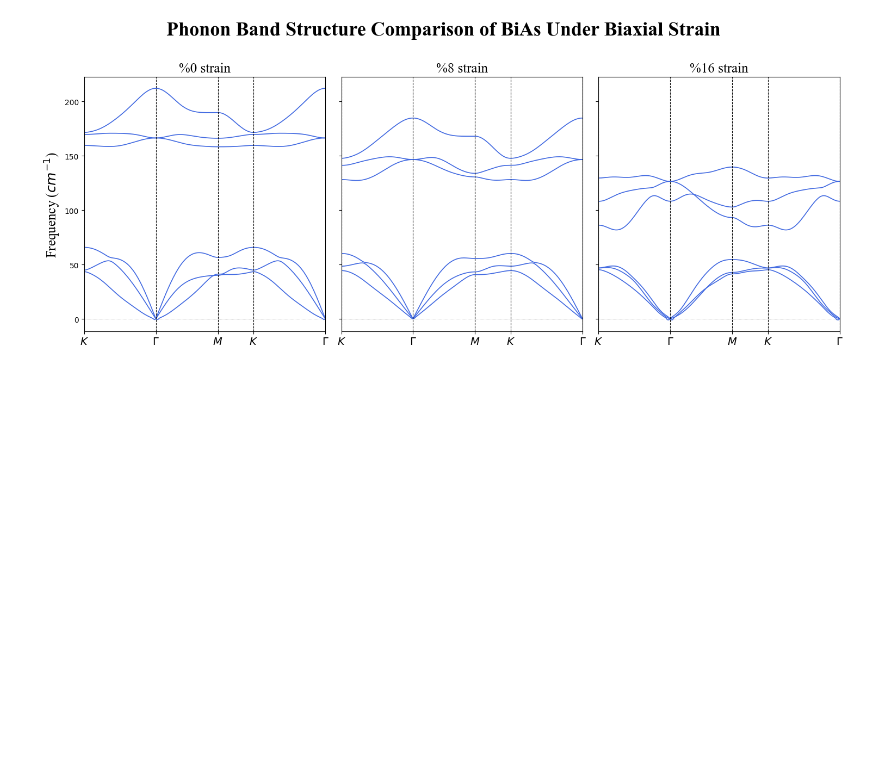
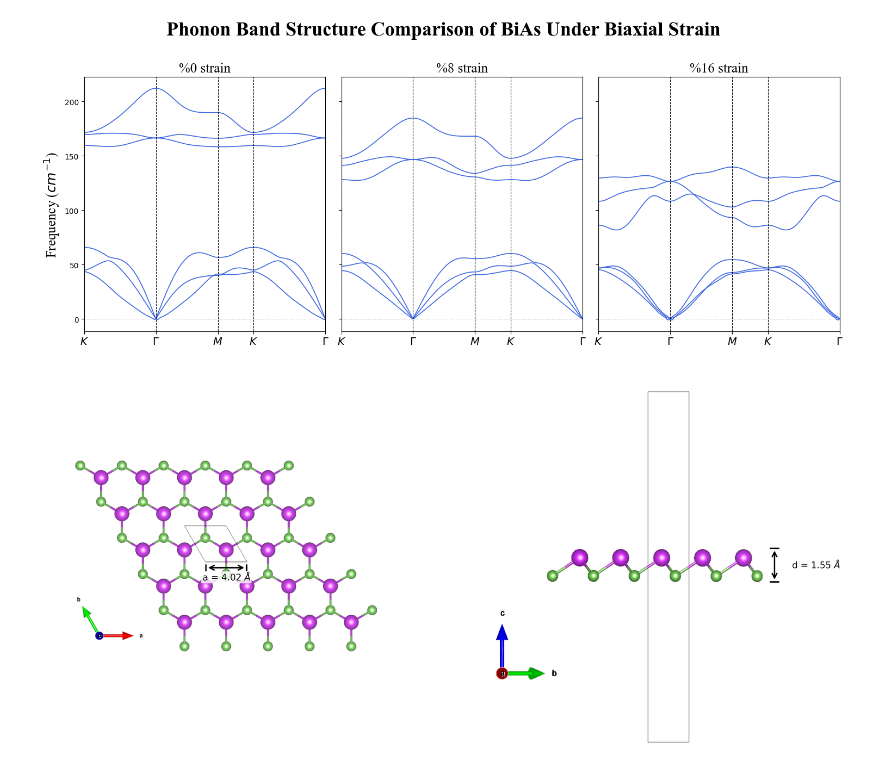
Before and after one commit to Lactuka/Thesis, a Jupyter notebook: test.ipynb, the cells around one changed output. Cells and saved outputs as stored; diff of their text form; code cells hidden in the pictures; blank space fills up the shorter version.

```diff
--- a/test.ipynb
+++ b/test.ipynb
@@ -884,3 +884,97 @@ if __name__ == "__main__":
     plt.show()
 # %% [output]
 [figure]
+# %%
+from PIL import Image
+import matplotlib.pyplot as plt
+import numpy as np
+
+im1 = Image.open("bias-monolayer-poscar.png")
+im2 = Image.open("bias-monolayer-poscar-side.png")
+
+fig, ax = plt.subplots(1, 2, figsize=(10, 5), dpi=400)
+
+ax[0].imshow(im1)
+ax[1].imshow(im2)
+ax[0].axis("off")
+ax[1].axis("off")
+
+
+def draw_arrow(ax, x1, y1, x2, y2, color="black", lw=1.2, ticks=True, tick_len=8):
+    """
+    Draw a double-headed arrow from (x1, y1) to (x2, y2) in pixel coordinates.
+
+    Parameters
+    ----------
+    ax        : matplotlib Axes
+    x1, y1   : start point (pixels)
+    x2, y2   : end point (pixels)
+    color     : arrow color
+    lw        : line width
+    ticks     : whether to draw small perpendicular tick marks at each end
+    tick_len  : half-length of tick marks in pixels
+    """
+    ax.annotate("", xy=(x2, y2), xytext=(x1, y1),
+                xycoords="data", textcoords="data",
+                arrowprops=dict(arrowstyle="<->", color=color, lw=lw))
+
+    if ticks:
+        # Perpendicular direction
+        dx, dy = x2 - x1, y2 - y1
+        length = np.hypot(dx, dy)
+        px, py = -dy / length * tick_len, dx / length * tick_len
+        for xk, yk in [(x1, y1), (x2, y2)]:
+            ax.plot([xk - px, xk + px], [yk - py, yk + py], color=color, lw=lw)
+
+
+def draw_label(ax, x, y, text, color="black", fontsize=7, ha="center", va="center",
+               bg=True, bg_alpha=0.8):
+    """
+    Draw a text label at (x, y) in pixel coordinates.
+
+    Parameters
+    ----------
+    ax        : matplotlib Axes
+    x, y      : position (pixels)
+    text      : label string (LaTeX supported, e.g. r'$\\Delta$')
+    color     : text color
+    fontsize  : font size
+    ha, va    : horizontal / vertical alignment
+    bg        : whether to draw a white background box behind the text
+    bg_alpha  : opacity of the background box
+    """
+    bbox = dict(boxstyle="round,pad=0.15", fc="white", ec="none", alpha=bg_alpha) if bg else None
+    ax.text(x, y, text, color=color, fontsize=fontsize,
+            ha=ha, va=va, bbox=bbox)
+
+
+# ── Image dimensions ────────────────────────────────────────────────────────
+h1, w1 = np.array(im1).shape[:2]
+h2, w2 = np.array(im2).shape[:2]
+
+# ════════════════════════════════════════════════════════════════════
+# LEFT IMAGE — top view
+
+# Lattice constant 'a'  (horizontal arrow)
+lc_y  = h1 * 0.52
+lc_x1 = w1 * 0.43
+lc_x2 = w1 * 0.54
+draw_arrow(ax[0], lc_x1, lc_y, lc_x2, lc_y, color="#000000")
+draw_label(ax[0], (lc_x1 + lc_x2) / 2, lc_y + lc_y * 0.08, r'a = 4.02 $\AA$', color="#000000", fontsize=8)
+
+# ════════════════════════════════════════════════════════════════════
+# RIGHT IMAGE — side view
+
+# Buckling distance Δ  (vertical arrow)
+bk_x  = w2 * 0.93
+bk_y1 = h2 * 0.46
+bk_y2 = h2 * 0.55
+draw_arrow(ax[1], bk_x, bk_y1, bk_x, bk_y2, color="#000000")
+draw_label(ax[1], bk_x*1.12, (bk_y1 + bk_y2) / 2, r"d = 1.55 $\AA$", color="#000000", fontsize=8)
+
+plt.tight_layout()
+plt.savefig("BiAs_monolayer.png", bbox_inches="tight", dpi=400)
+plt.show()
+print("Saved → BiSb_monolayer.png")
+# %% [output]
+[figure, added]
```
Also changed, not shown: parts of 1 cell of this notebook, 5 other files.
